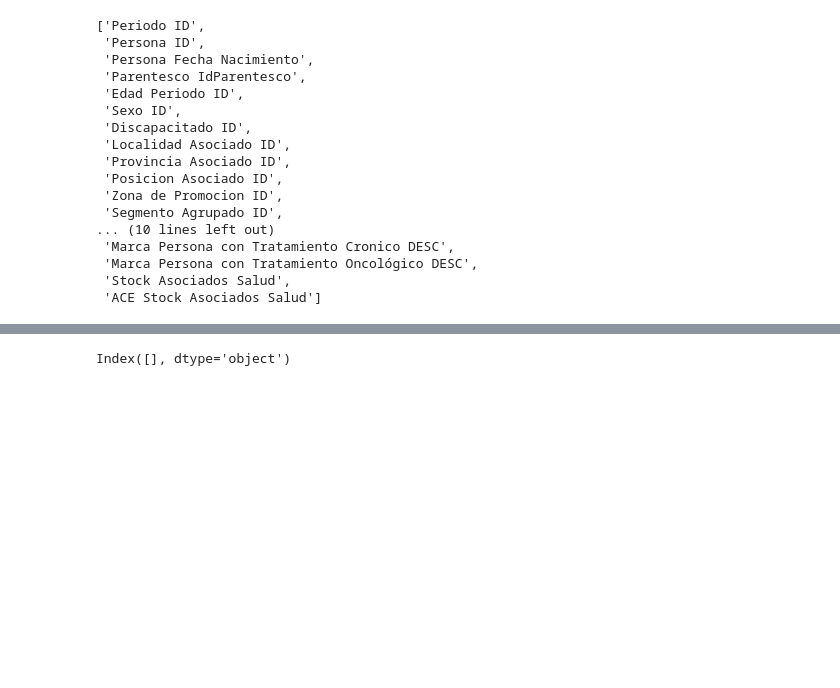
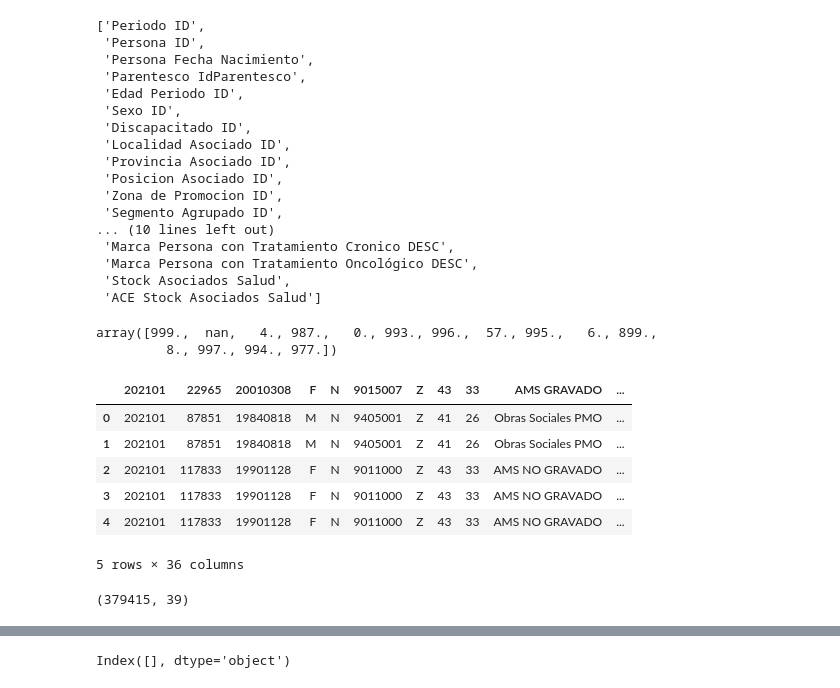
Before and after one commit to saucedo32/Modelos_Costeo, a Jupyter notebook: V0.4.2 - Costeo 2021/zz-Correr_reportes.ipynb, the cells around one changed output, grey strips where cells are left out. Saved outputs shown, nothing was run; the diff lists cells and outputs as text; code cells hidden in the pictures; blank space fills up the shorter version.

```diff
--- a/V0.4.2 - Costeo 2021/zz-Correr_reportes.ipynb
+++ b/V0.4.2 - Costeo 2021/zz-Correr_reportes.ipynb
@@ -149,0 +154,20 @@ dfc = funciones.leer_csv_2("C:/Users/lsaucedo/Desktop/Reportes_Costeo_2021/Consu
+# %%
+df["Subtipo de Venta DESC"].unique()
+# %% [output]
+array([999.,  nan,   4., 987.,   0., 993., 996.,  57., 995.,   6., 899.,
+         8., 997., 994., 977.])
+# %%
+df = pd.read_csv("C:/Users/lsaucedo/Desktop/Reportes_Costeo_2021/Consumo Zona/Resto/Consumo Provincia- SANTA CRUZ.csv", encoding="latin-1",sep=";", decimal=",")
+df.head()
+# %% [output]
+|  | 202101 | 22965 | 20010308 | F | N | 9015007 | Z | 43 | 33 | AMS GRAVADO | ... |
+| 0 | 202101 | 87851 | 19840818 | M | N | 9405001 | Z | 41 | 26 | Obras Sociales PMO | ... |
+| 1 | 202101 | 87851 | 19840818 | M | N | 9405001 | Z | 41 | 26 | Obras Sociales PMO | ... |
+| 2 | 202101 | 117833 | 19901128 | F | N | 9011000 | Z | 43 | 33 | AMS NO GRAVADO | ... |
+| 3 | 202101 | 117833 | 19901128 | F | N | 9011000 | Z | 43 | 33 | AMS NO GRAVADO | ... |
+| 4 | 202101 | 117833 | 19901128 | F | N | 9011000 | Z | 43 | 33 | AMS NO GRAVADO | ... |
+5 rows × 36 columns
+# %%
+df.shape
+# %% [output]
+(379415, 39)
```
Also changed, not shown: parts of 11 cells of this notebook, 2 other files.
